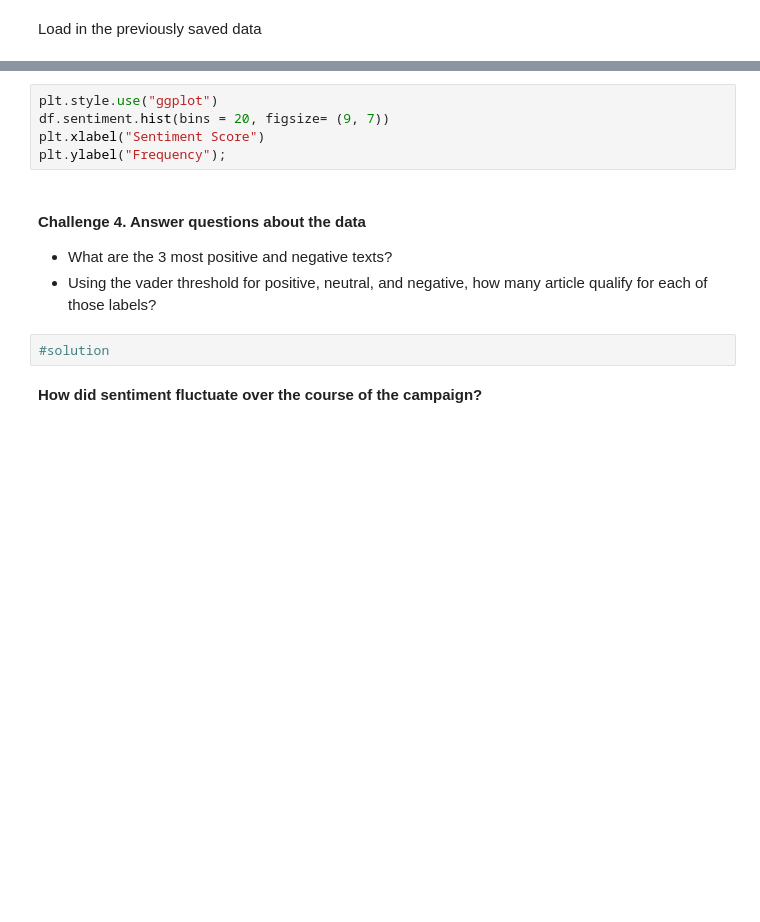
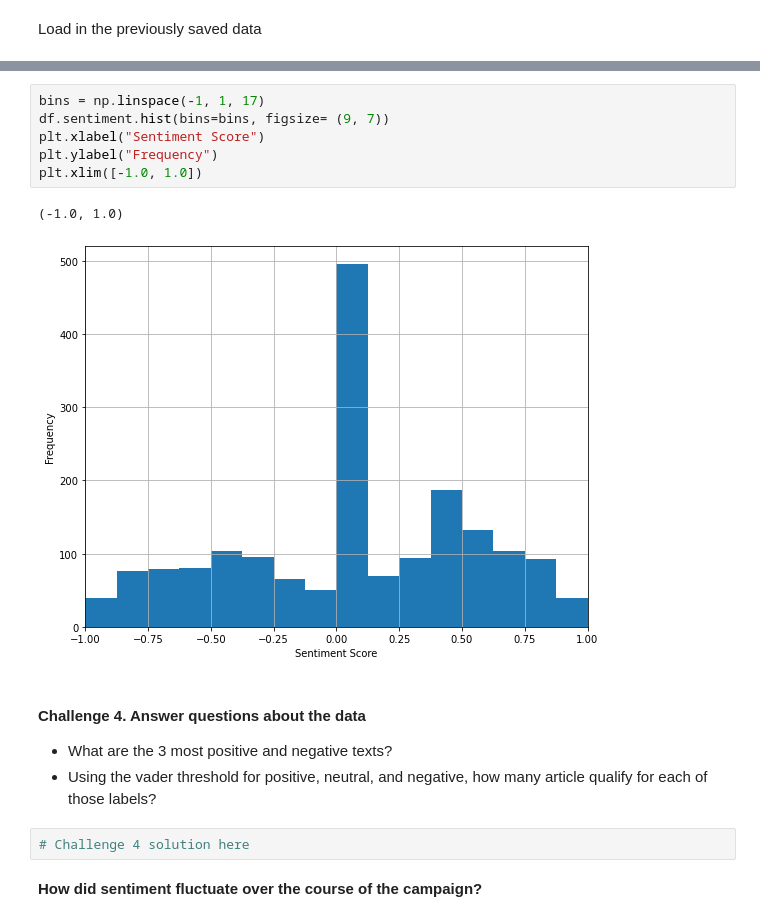
Before and after one commit to dlab-berkeley/Python-Web-Scraping-Legacy, a Jupyter notebook: APIs/API_workbook.ipynb, the cells around one changed output, grey strips where cells are left out. Saved outputs shown, nothing was run; the diff lists cells and outputs as text; blank space fills up the shorter version.

```diff
--- a/APIs/API_workbook.ipynb
+++ b/APIs/API_workbook.ipynb
@@ -452,15 +591,19 @@ df.sentiment.describe()
 # %%
-plt.style.use("ggplot")
-df.sentiment.hist(bins = 20, figsize= (9, 7))
+bins = np.linspace(-1, 1, 17)
+df.sentiment.hist(bins=bins, figsize= (9, 7))
 plt.xlabel("Sentiment Score")
-plt.ylabel("Frequency");
+plt.ylabel("Frequency")
+plt.xlim([-1.0, 1.0])
+# %% [output]
+(-1.0, 1.0)
+[figure, added]
 # %% [markdown]
 #### Challenge 4. Answer questions about the data
 
 - What are the 3 most positive and negative texts?
 - Using the vader threshold for positive, neutral, and negative, how many article qualify for each of those labels?
 # %%
-#solution
+# Challenge 4 solution here
 # %% [markdown]
 **How did sentiment fluctuate over the course of the campaign?**
 # %%
```
Also changed, not shown: parts of 97 cells of this notebook, 14 other files.
